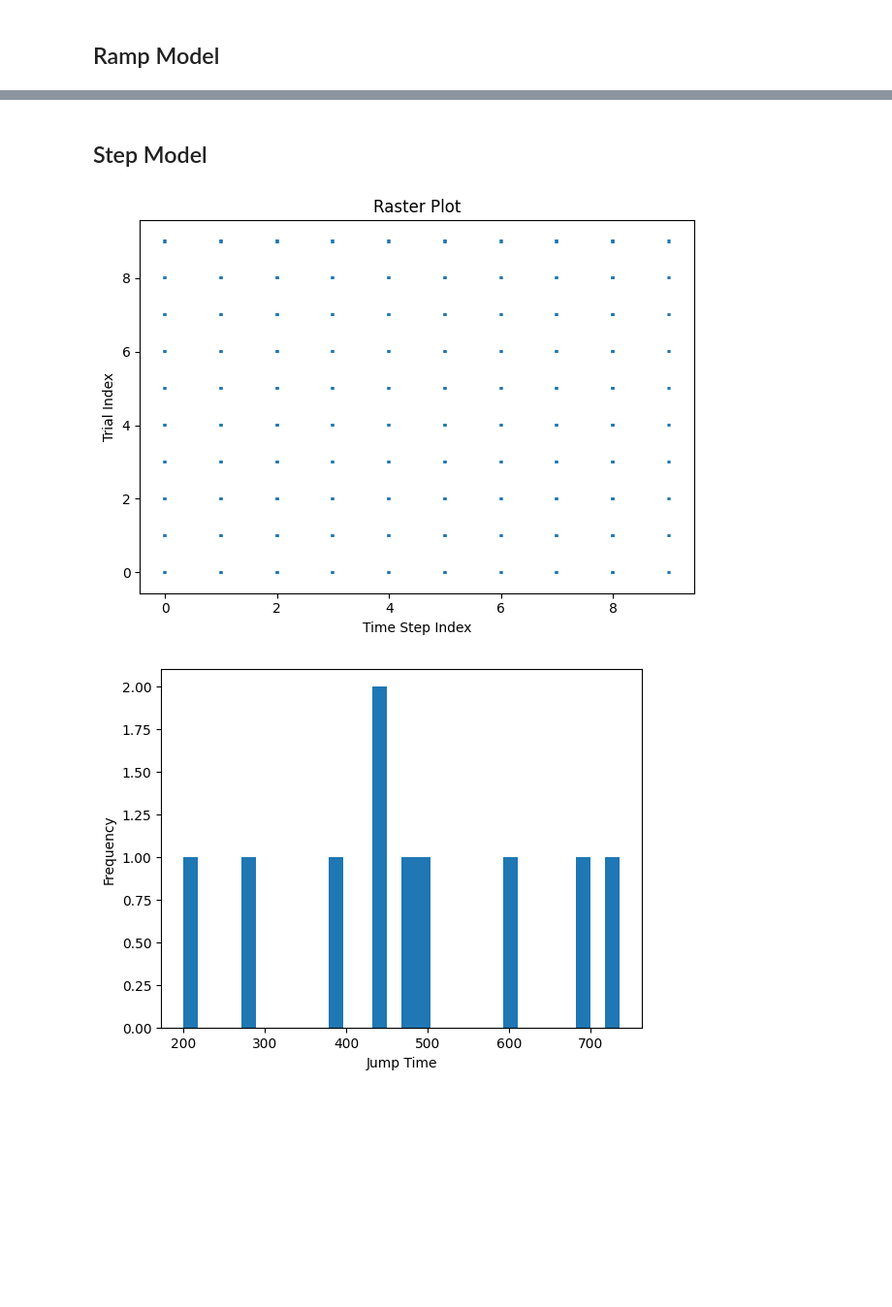
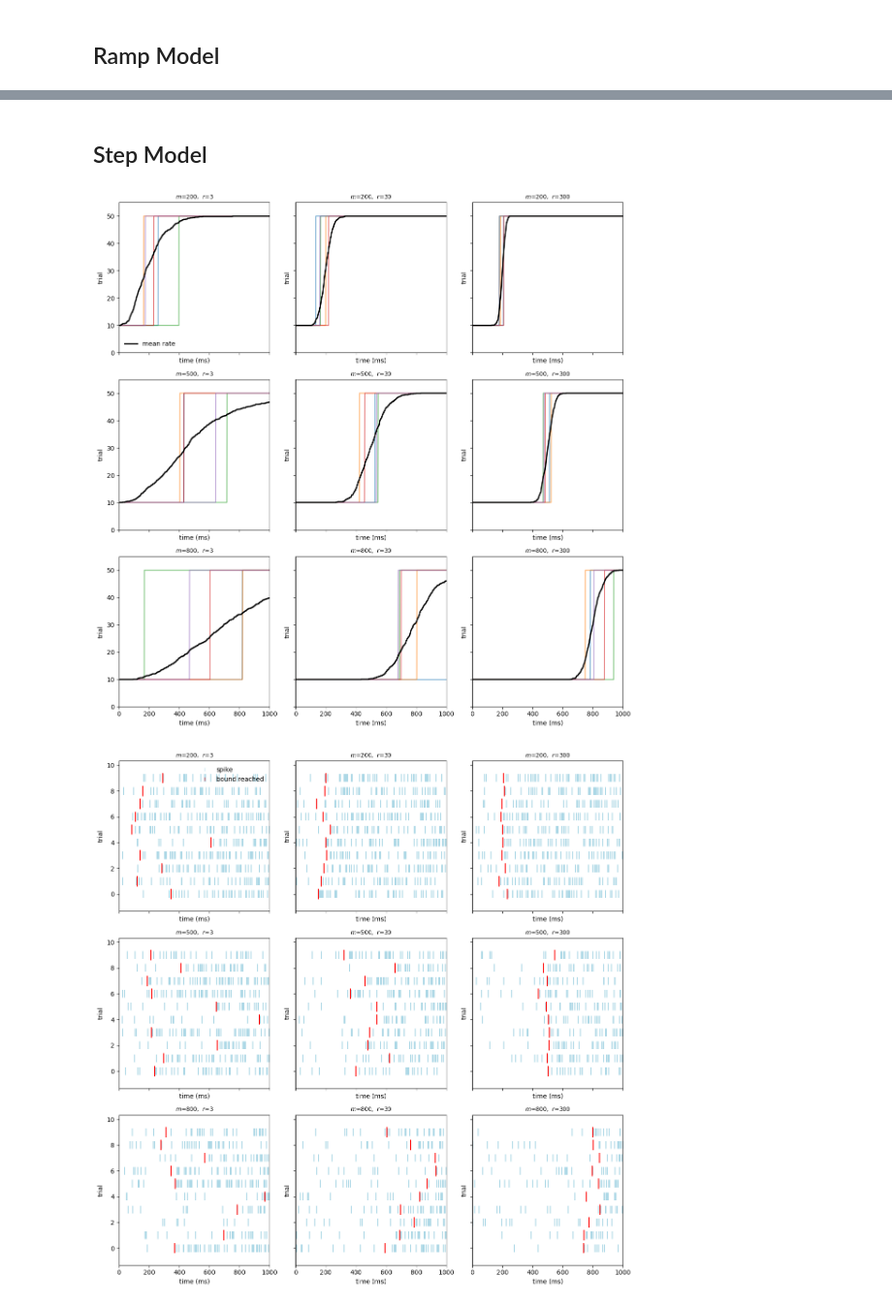
Before and after one commit to oparker7/gg3, a Jupyter notebook: task1.ipynb, the cells around one changed output, grey strips where cells are left out. Shown: that part at 97% size. Cells and saved outputs as stored; diff of their text form; code cells hidden in the pictures; blank space fills up the shorter version.

```diff
--- a/task1.ipynb
+++ b/task1.ipynb
@@ -34,15 +26,8 @@ dv.walk_plot(r_sim[1])
-# %% [markdown]
-## Step Model
-# %%
-Ntrials_step = 10
-T_step = 1000
-
-
-s_sim = step.simulate(Ntrials = Ntrials_step, T = T_step)
-
-dv.raster_plot(s_sim[0])
-
-dv.jump_hist(s_sim[1])
-# %% [output]
-[figure, removed]
-[figure, removed]
+# %% [markdown]
+## Step Model
+# %%
+dv.stepRasterPlot()
+dv.stepWalkPlot()
+# %% [output]
+[figure, added]
+[figure, added]
```
Also changed, not shown: parts of 4 cells of this notebook.
